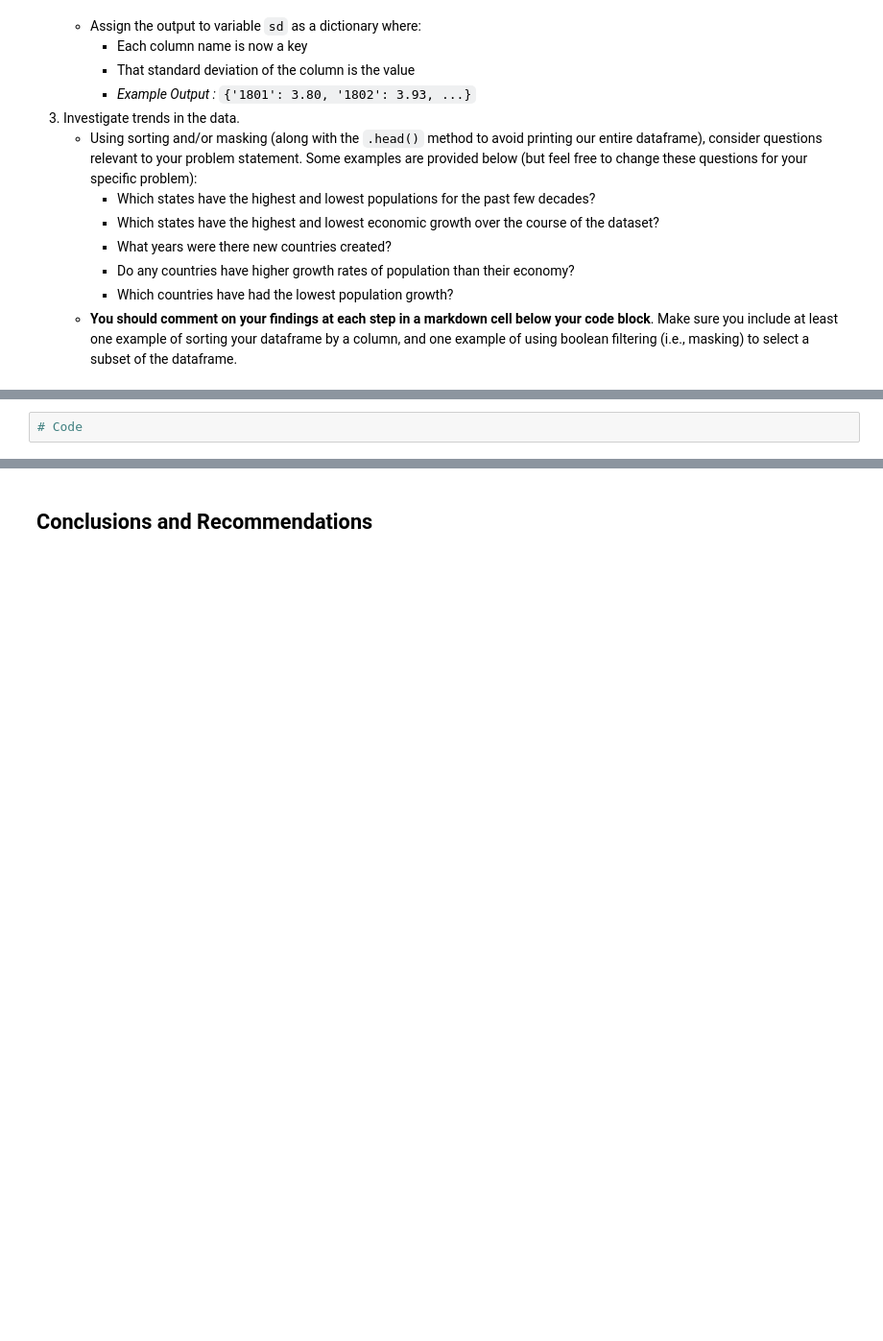
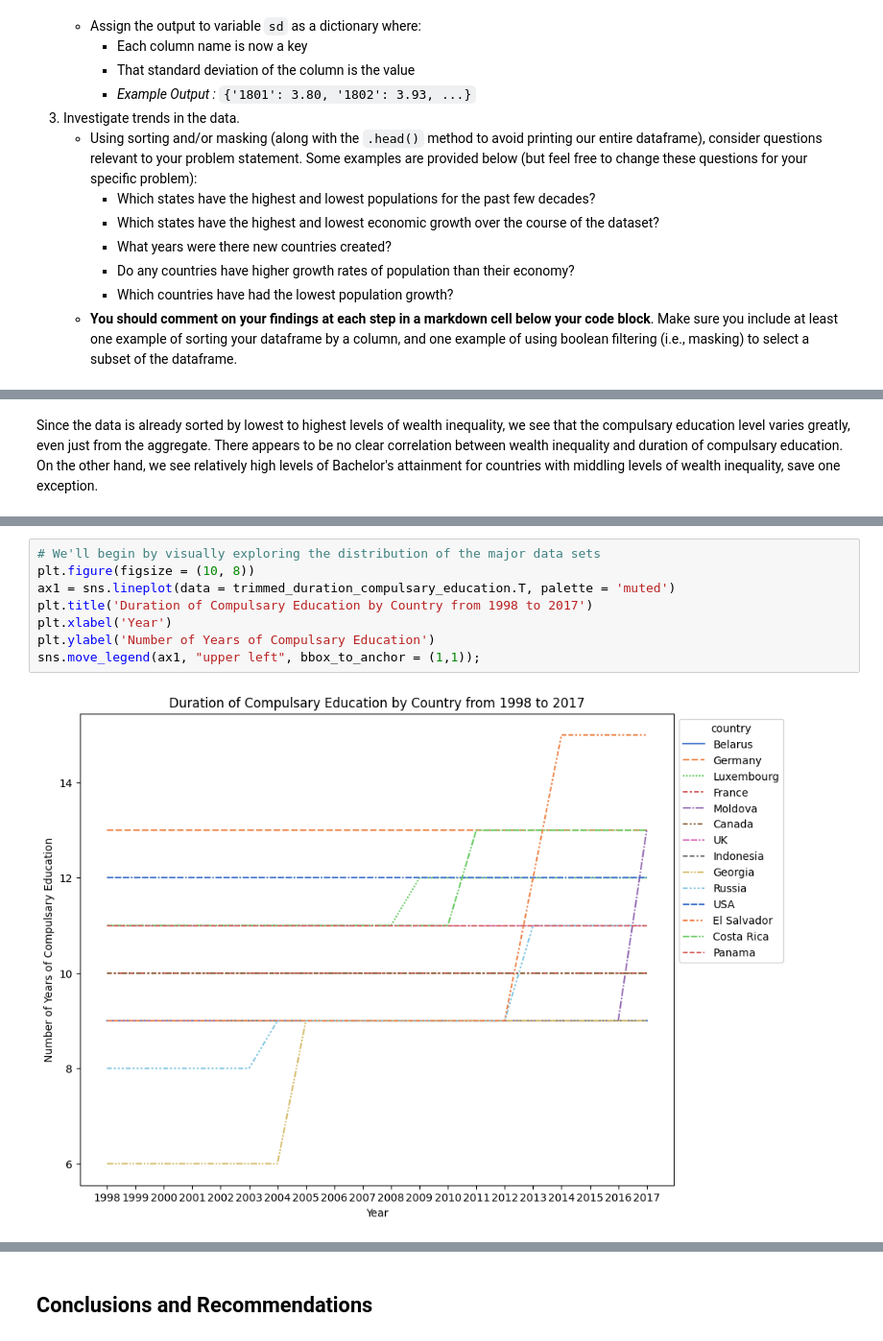
Before and after one commit to dmehta94/project-1-educational-outcomes-and-wealth-inequity, a Jupyter notebook: project1-Deval.ipynb, the cells around one changed output, grey strips where cells are left out. Shown at 96% size. Drawn from its saved outputs; the diff is of its cells as text; blank space fills up the shorter version.

```diff
--- a/project1-Deval.ipynb
+++ b/project1-Deval.ipynb
@@ -524,3 +599,5 @@ sd
+# %% [markdown]
+Since the data is already sorted by lowest to highest levels of wealth inequality, we see that the compulsary education level varies greatly, even just from the aggregate. There appears to be no clear correlation between wealth inequality and duration of compulsary education. On the other hand, we see relatively high levels of Bachelor's attainment for countries with middling levels of wealth inequality, save one exception.
 # %% [markdown]
 ## Visualize the Data
 
@@ -564,5 +641,13 @@ Here are some prompts to get you started with visualizations. Feel free to add a
         - Colors and symbols that are clear and unmistakable
 5. Additional plots of your choosing.
     - Are there any additional trends or relationships you haven't explored? Was there something interesting you saw that you'd like to dive further into? It's likely that there are a few more plots you might want to generate to support your narrative and recommendations that you are building toward. **As always, make sure you're interpreting your plots as you go**.
-# %%
-# Code
+# %%
+# We'll begin by visually exploring the distribution of the major data sets
+plt.figure(figsize = (10, 8))
+ax1 = sns.lineplot(data = trimmed_duration_compulsary_education.T, palette = 'muted')
+plt.title('Duration of Compulsary Education by Country from 1998 to 2017')
+plt.xlabel('Year')
+plt.ylabel('Number of Years of Compulsary Education')
+sns.move_legend(ax1, "upper left", bbox_to_anchor = (1,1));
+# %% [output]
+[figure, added]
```
Also changed, not shown: parts of 16 cells of this notebook, 6 other files.
